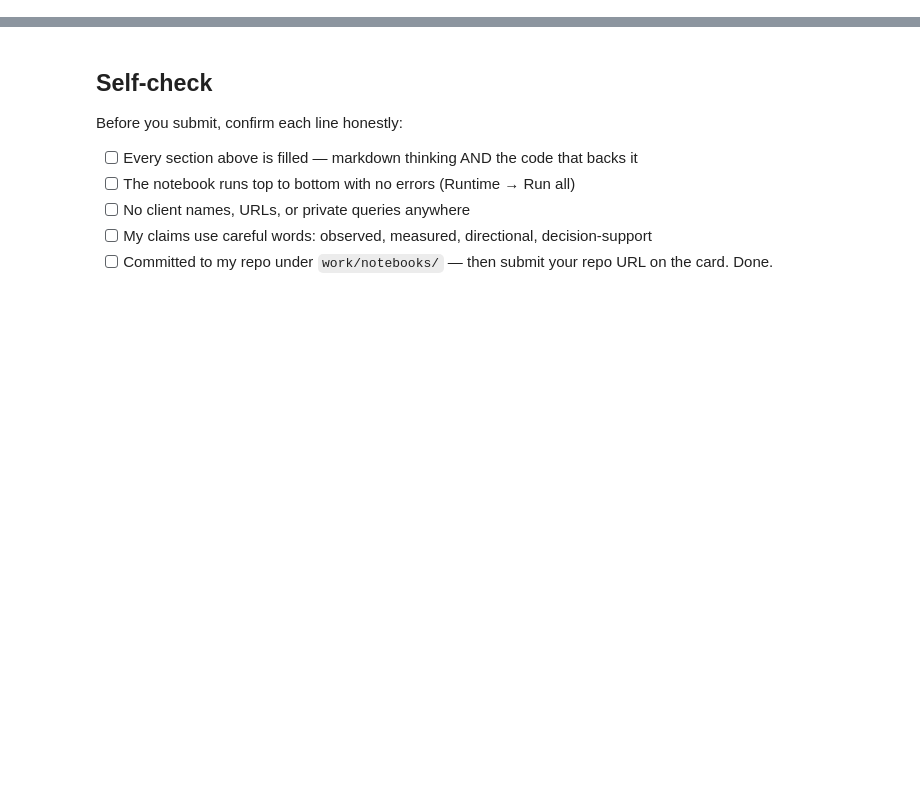
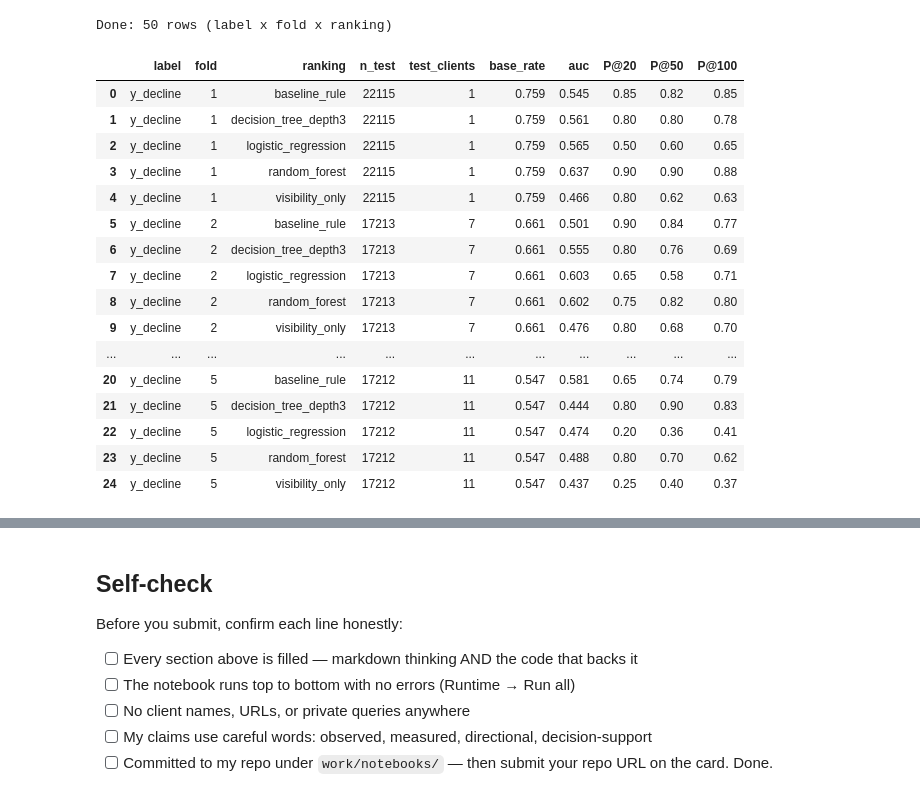
Before and after one commit to LukasDjuric/FlyRank_intership, a Jupyter notebook: work/notebooks/w05_model.ipynb, the cells around one changed output, grey strips where cells are left out. Drawn from its saved outputs; the diff is of its cells as text; code cells hidden in the pictures; blank space fills up the shorter version.

```diff
--- a/work/notebooks/w05_model.ipynb
+++ b/work/notebooks/w05_model.ipynb
@@ -332,0 +122,70 @@ does rely on — worth a follow-up check before trusting these specific top rows
+# %%
+def p_at_k(y, s, k):
+    order = np.argsort(-np.asarray(s), kind="stable")[:k]
+    return float(np.asarray(y)[order].mean())
+
+def make_models():
+    return {
+        "logistic_regression": Pipeline([
+            ("scaler", StandardScaler()),
+            ("model", LogisticRegression(class_weight="balanced", max_iter=2000, random_state=SEED)),
+        ]),
+        "decision_tree_depth3": DecisionTreeClassifier(
+            max_depth=3, min_samples_leaf=200, class_weight="balanced", random_state=SEED),
+        "random_forest": RandomForestClassifier(
+            n_estimators=300, max_depth=10, min_samples_leaf=50,
+            class_weight="balanced_subsample", random_state=SEED, n_jobs=-1),
+    }
+
+KS = (20, 50, 100)
+rows = []
+MODEL_NAMES = list(make_models().keys())
+oof = {lab: {m: np.full(len(df), np.nan) for m in MODEL_NAMES} for lab in LABELS}
+
+for lab in LABELS:
+    y_all = df[lab].to_numpy()
+    valid = ~np.isnan(y_all)
+    for fold, (tr, te) in enumerate(splits, 1):
+        tr, te = tr[valid[tr]], te[valid[te]]
+        ytr, yte = y_all[tr].astype(int), y_all[te].astype(int)
+
+        scores = {
+            "baseline_rule":   df["baseline_action_score"].to_numpy()[te],
+            "visibility_only": df["imp_feat"].to_numpy()[te],
+        }
+        for name, model in make_models().items():
+            model.fit(X.iloc[tr], ytr)
+            p = model.predict_proba(X.iloc[te])[:, 1]
+            scores[name] = p
+            oof[lab][name][te] = p
+
+        for name, s in scores.items():
+            row = {"label": lab, "fold": fold, "ranking": name, "n_test": len(te),
+                   "test_clients": len(set(groups[te])), "base_rate": float(yte.mean()),
+                   "auc": float(roc_auc_score(yte, s))}
+            for k in KS:
+                row[f"P@{k}"] = p_at_k(yte, s, k)
+            rows.append(row)
+
+fold_table = pd.DataFrame(rows)
+print("Done:", len(fold_table), "rows (label x fold x ranking)")
+fold_table[fold_table["label"] == "y_decline"].round(3).sort_values(["fold", "ranking"]).reset_index(drop=True)
+# %% [output]
+Done: 50 rows (label x fold x ranking)
+|  | label | fold | ranking | n_test | test_clients | base_rate | auc | P@20 | P@50 | P@100 |
+| 0 | y_decline | 1 | baseline_rule | 22115 | 1 | 0.759 | 0.545 | 0.85 | 0.82 | 0.85 |
+| 1 | y_decline | 1 | decision_tree_depth3 | 22115 | 1 | 0.759 | 0.561 | 0.80 | 0.80 | 0.78 |
+| 2 | y_decline | 1 | logistic_regression | 22115 | 1 | 0.759 | 0.565 | 0.50 | 0.60 | 0.65 |
+| 3 | y_decline | 1 | random_forest | 22115 | 1 | 0.759 | 0.637 | 0.90 | 0.90 | 0.88 |
+| 4 | y_decline | 1 | visibility_only | 22115 | 1 | 0.759 | 0.466 | 0.80 | 0.62 | 0.63 |
+| 5 | y_decline | 2 | baseline_rule | 17213 | 7 | 0.661 | 0.501 | 0.90 | 0.84 | 0.77 |
+| 6 | y_decline | 2 | decision_tree_depth3 | 17213 | 7 | 0.661 | 0.555 | 0.80 | 0.76 | 0.69 |
+| 7 | y_decline | 2 | logistic_regression | 17213 | 7 | 0.661 | 0.603 | 0.65 | 0.58 | 0.71 |
+| 8 | y_decline | 2 | random_forest | 17213 | 7 | 0.661 | 0.602 | 0.75 | 0.82 | 0.80 |
+| 9 | y_decline | 2 | visibility_only | 17213 | 7 | 0.661 | 0.476 | 0.80 | 0.68 | 0.70 |
+| ... | ... | ... | ... | ... | ... | ... | ... | ... | ... | ... |
+| 20 | y_decline | 5 | baseline_rule | 17212 | 11 | 0.547 | 0.581 | 0.65 | 0.74 | 0.79 |
+| 21 | y_decline | 5 | decision_tree_depth3 | 17212 | 11 | 0.547 | 0.444 | 0.80 | 0.90 | 0.83 |
+| 22 | y_decline | 5 | logistic_regression | 17212 | 11 | 0.547 | 0.474 | 0.20 | 0.36 | 0.41 |
+| 23 | y_decline | 5 | random_forest | 17212 | 11 | 0.547 | 0.488 | 0.80 | 0.70 | 0.62 |
+| 24 | y_decline | 5 | visibility_only | 17212 | 11 | 0.547 | 0.437 | 0.25 | 0.40 | 0.37 |
```
Also changed, not shown: parts of 29 cells of this notebook.
